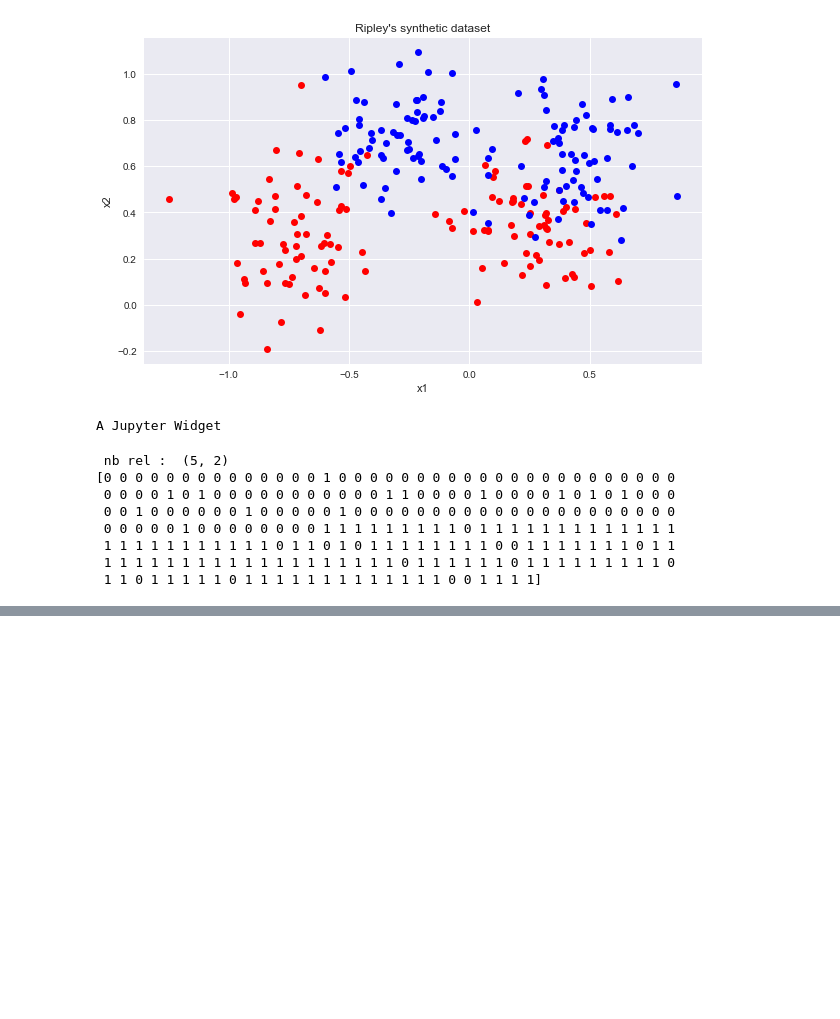
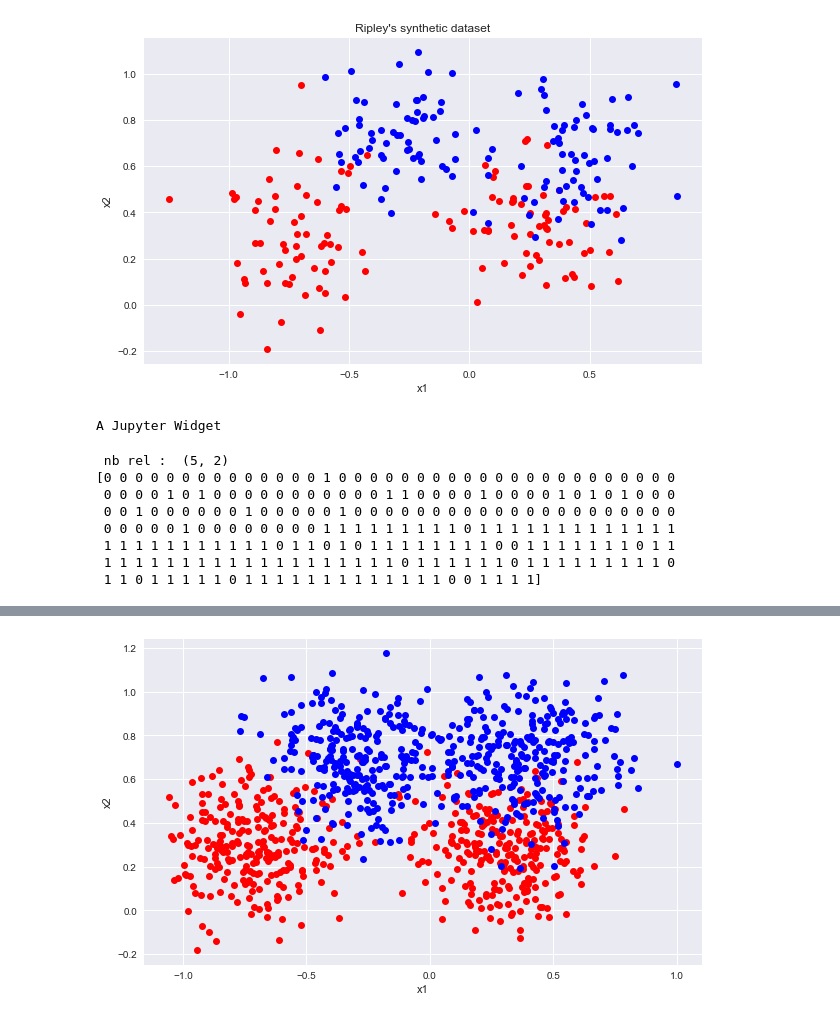
Before and after one commit to PPSantos/DD2434_proj, a Jupyter notebook: src/classification.ipynb, the cells around one changed output, grey strips where cells are left out. Saved outputs shown, nothing was run; the diff lists cells and outputs as text; code cells hidden in the pictures; blank space fills up the shorter version.

```diff
--- a/src/classification.ipynb
+++ b/src/classification.ipynb
@@ -99,0 +114,18 @@ plt.show()
+# %%
+data = np.loadtxt(open("datasets/ripley_test.csv", "rb"))
+X_test = data[:, :2]
+T_test = data[:, 2]
+
+classA_indexes_test = np.argwhere(T_test == 0)
+classB_indexes_test = np.argwhere(T_test == 1)
+# %%
+fig = plt.figure(figsize=(10, 6))
+sns.set(style="darkgrid")
+plt.plot(X_test[classA_indexes_test, 0], X_test[classA_indexes_test, 1], 'ro')
+plt.plot(X_test[classB_indexes_test, 0], X_test[classB_indexes_test, 1], 'bo')
+#plt.title('Ripley\'s synthetic dataset')
+plt.xlabel("x1")
+plt.ylabel("x2")
+plt.show()
+# %% [output]
+[figure, added]
```
Also changed, not shown: parts of 11 cells of this notebook.
